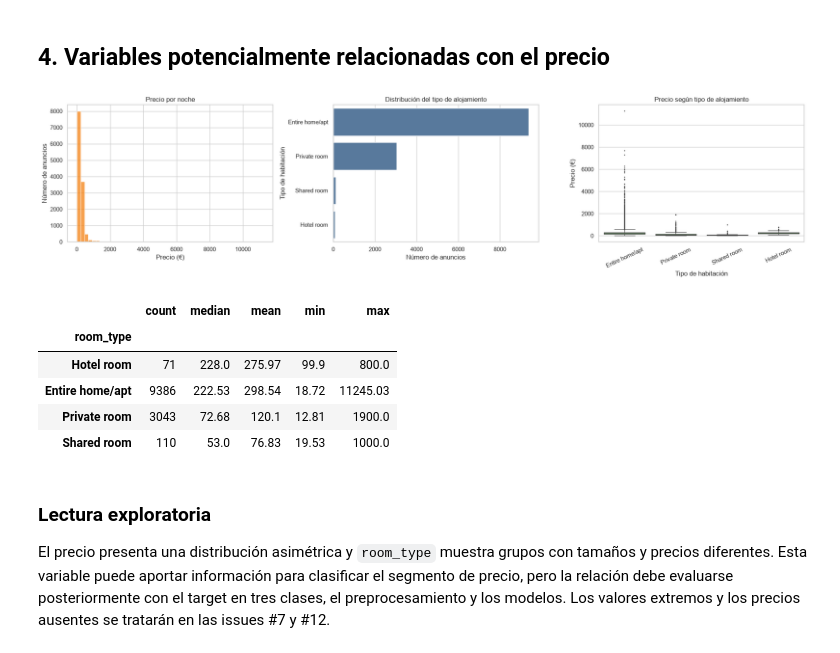
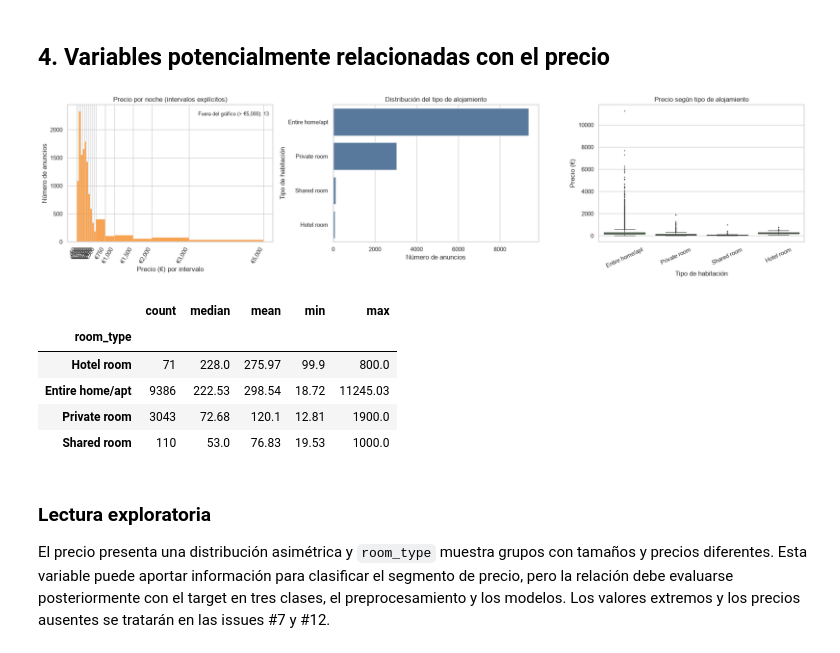
Before and after one commit to T6-P5-Classification/bcn-price-classifier, a Jupyter notebook: notebooks/01a_eda_initial.ipynb, the cells around one changed output. Saved outputs shown, nothing was run; the diff lists cells and outputs as text; code cells hidden in the pictures.

Commit message:
feat: improve price histogram bins

```diff
--- a/notebooks/01a_eda_initial.ipynb
+++ b/notebooks/01a_eda_initial.ipynb
@@ -168,36 +168,42 @@ display(eda[available].describe().T.round(2))
 # %%
 # Estas visualizaciones son exploratorias: muestran asociaciones, no causalidad.
 room_price = eda.dropna(subset=["price_numeric", "room_type"]).copy()
 fig, axes = plt.subplots(1, 3, figsize=(20, 5))
 
-sns.histplot(eda["price_numeric"].dropna(), bins=50, ax=axes[0], color="#F58518")
-axes[0].set_title("Precio por noche")
-axes[0].set_xlabel("Precio (€)")
+price_bins = [0, 50, 100, 150, 200, 250, 300, 350, 400, 450, 500, 750, 1000, 1500, 2000, 3000, 5000]
+price_for_plot = eda.loc[eda["price_numeric"].between(0, price_bins[-1]), "price_numeric"].dropna()
+sns.histplot(price_for_plot, bins=price_bins, ax=axes[0], color="#F58518", edgecolor="white")
+axes[0].set_title("Precio por noche (intervalos explícitos)")
+axes[0].set_xlabel("Precio (€) por intervalo")
 axes[0].set_ylabel("Número de anuncios")
+axes[0].set_xticks(price_bins)
+axes[0].set_xticklabels([f"€{value:,}" for value in price_bins], rotation=60, ha="right")
+above_limit = int((eda["price_numeric"] > price_bins[-1]).sum())
+axes[0].text(0.98, 0.95, f"Fuera del gráfico (> €{price_bins[-1]:,}): {above_limit:,}", transform=axes[0].transAxes, ha="right", va="top", fontsize=9)
 
 room_order = room_price["room_type"].value_counts().index
 sns.countplot(data=room_price, y="room_type", order=room_order, ax=axes[1], color="#4C78A8")
 axes[1].set_title("Distribución del tipo de alojamiento")
 axes[1].set_xlabel("Número de anuncios")
 axes[1].set_ylabel("Tipo de habitación")
 
 sns.boxplot(data=room_price, x="room_type", y="price_numeric", order=room_order, ax=axes[2], color="#54A24B", fliersize=1)
 axes[2].set_title("Precio según tipo de alojamiento")
 axes[2].set_xlabel("Tipo de habitación")
 axes[2].set_ylabel("Precio (€)")
 axes[2].tick_params(axis="x", rotation=25)
 
 plt.tight_layout()
 plt.show()
 
 display(
     room_price.groupby("room_type", observed=True)["price_numeric"]
     .agg(["count", "median", "mean", "min", "max"])
     .sort_values("median", ascending=False)
     .round(2)
 )
 # %% [output]
-[figure, old version]
+[figure, new version]
 |  | count | median | mean | min | max |
 | room_type |  |  |  |  |  |
 | Hotel room | 71 | 228.0 | 275.97 | 99.9 | 800.0 |
```
